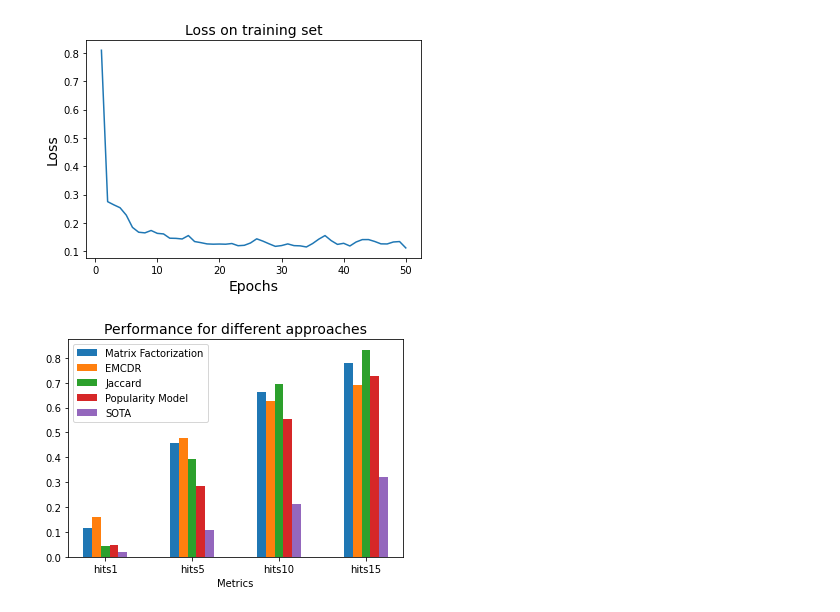
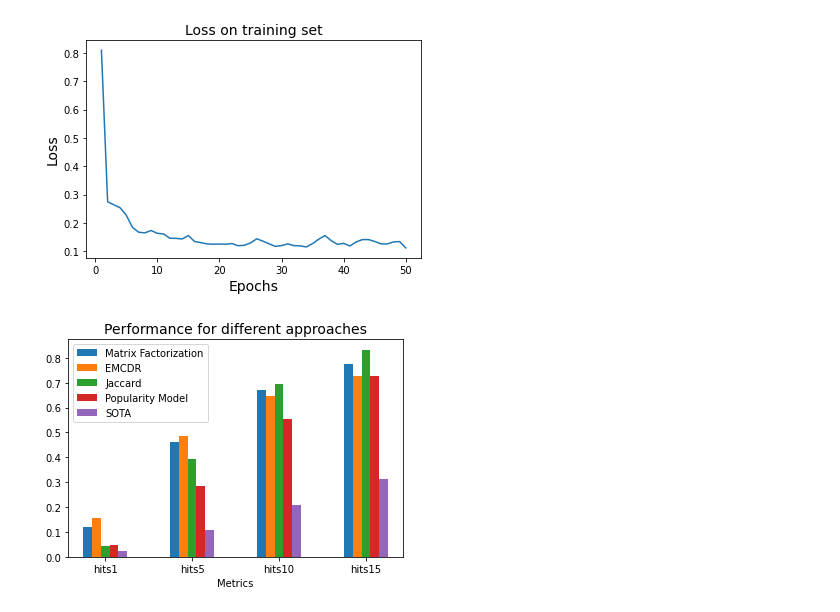
Before and after one commit to qizhyuan/DSC291Project, a Jupyter notebook: visualization.ipynb, the cells around one changed output. Cells and saved outputs as stored; diff of their text form; code cells hidden in the pictures.

Commit message:
Update compressed dataset file and visualization code

```diff
--- a/visualization.ipynb
+++ b/visualization.ipynb
@@ -54,25 +54,26 @@ plt.show()
 # %% [output]
 [figure]
 # %%
-# Data comes from training logs or project github repo
-mf = [0.116, 0.459, 0.663, 0.778]
-emcdr = [0.1597, 0.4779, 0.6265, 0.6915]
+# Data comes from log\test_result.json or the README.md file from the main branch
+# Performance of hits1, hits5, hits10, hits15
+mf = [0.1197, 0.4634, 0.6713, 0.7748]
+emcdr = [0.1570, 0.4854, 0.6463, 0.7259]
 jaccard = [0.0419, 0.3944, 0.6954, 0.833]
 popularity = [0.0487, 0.2866, 0.556, 0.7292]
-sota = [0.021, 0.106, 0.212, 0.319]
+sota = [0.0243, 0.1097, 0.2084, 0.3124]
 
 x = np.array([2, 4, 6, 8])
 width = 0.2
 plt.bar(x - 3 * width, mf, width=width, label="Matrix Factorization")
 plt.bar(x - 2.0 * width, emcdr,  width=width, label="EMCDR")
 plt.bar(x - 1 * width, jaccard,  width=width, label="Jaccard")
 plt.bar(x, popularity,  width=width, label="Popularity Model")
 plt.bar(x + 1 * width, sota,  width=width, label="SOTA")
 plt.xticks([1.8, 3.8, 5.8, 7.8], ["hits1", "hits5", "hits10", "hits15"])
 plt.xlabel("Metrics")
 plt.title("Performance for different approaches", fontsize=14)
 plt.legend()
 plt.savefig("images/model_compare.jpg", dpi=300, bbox_inches="tight")
 plt.show()
 # %% [output]
-[figure, old version]
+[figure, new version]
```
Also changed, not shown: parts of 1 cell of this notebook, 7 other files.
